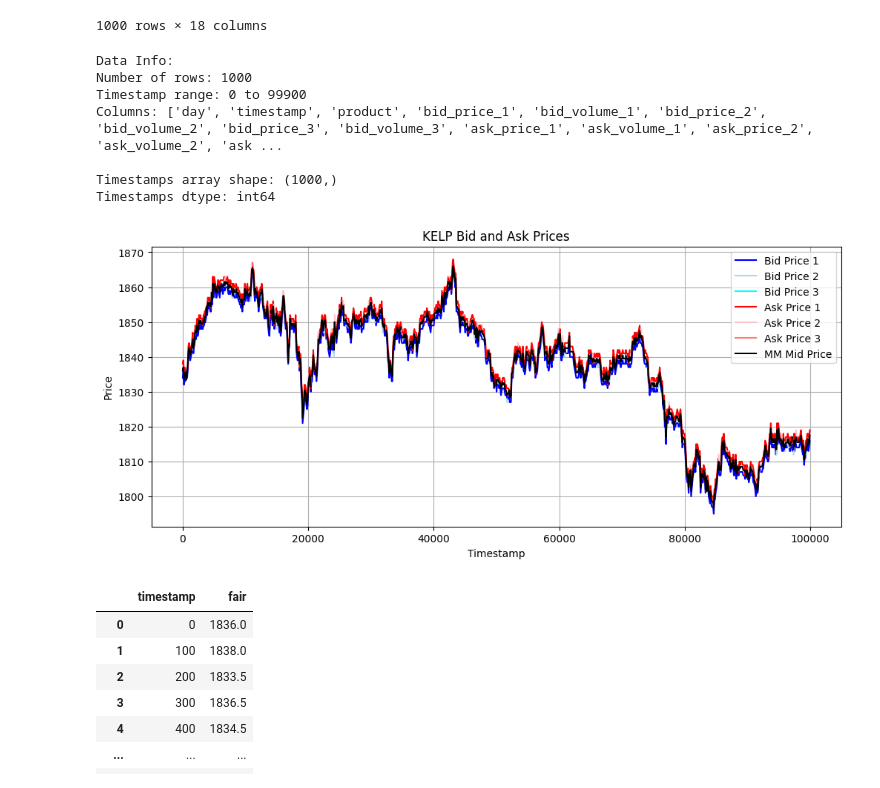
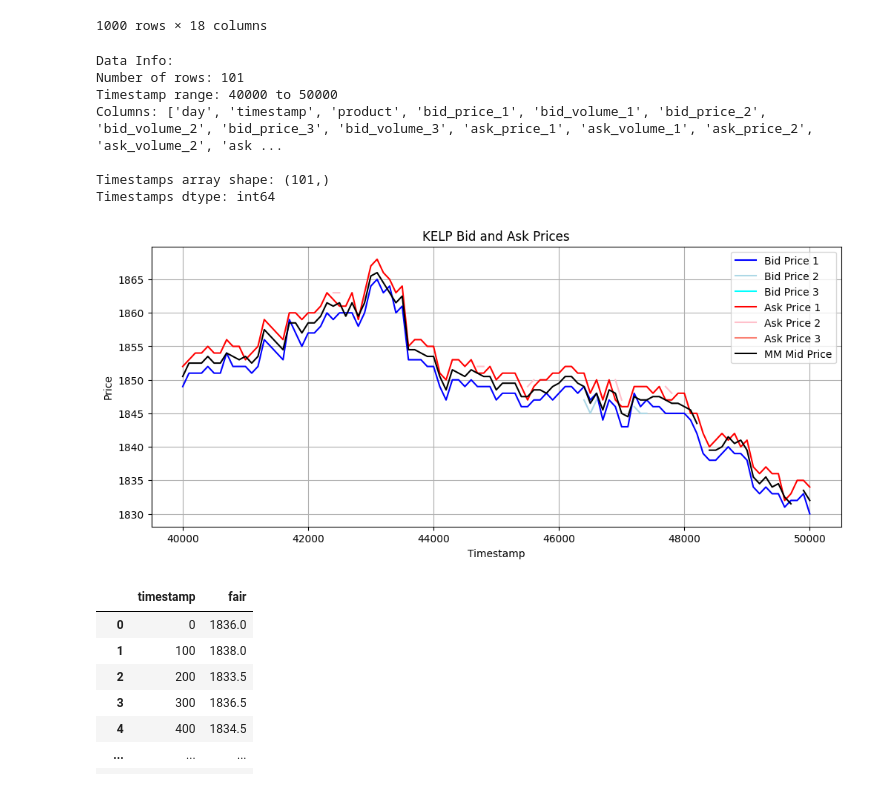
Before and after one commit to luongduong123vn/IMC_prosperity, a Jupyter notebook: round_1/starfruit_linreg_exploration.ipynb, the cells around one changed output. Cells and saved outputs as stored; diff of their text form; code cells hidden in the pictures.

```diff
--- a/round_1/starfruit_linreg_exploration.ipynb
+++ b/round_1/starfruit_linreg_exploration.ipynb
@@ -284,8 +284,8 @@ def filter_by_timestamp(data, start_time, end_time):
     return data[(data['timestamp'] >= start_time) & (data['timestamp'] <= end_time)]
 
 # Initial timestamp range (you can change these values)
-start_time = 0
-end_time = 10000  # Adjust this based on your data's timestamp range
+start_time = 40000
+end_time = 50000  # Adjust this based on your data's timestamp range
 
 # Filter data for the specified timestamp range
 filtered_data = filter_by_timestamp(market_data, start_time, end_time)
@@ -307,37 +307,37 @@ plt.subplots_adjust(bottom=0.25)  # Make room for the sliders
 # Convert timestamps to numpy array
 timestamps = np.array(kelp_data['timestamp'])
 print(f"\nTimestamps array shape: {timestamps.shape}")
 print(f"Timestamps dtype: {timestamps.dtype}")
 
 # Plot bid prices
 bid1_line, = ax.plot(timestamps, kelp_data['bid_price_1'], label='Bid Price 1', color='blue')
 bid2_line, = ax.plot(timestamps, kelp_data['bid_price_2'], label='Bid Price 2', color='lightblue')
 bid3_line, = ax.plot(timestamps, kelp_data['bid_price_3'], label='Bid Price 3', color='cyan')
 
 # Plot ask prices
 ask1_line, = ax.plot(timestamps, kelp_data['ask_price_1'], label='Ask Price 1', color='red')
 ask2_line, = ax.plot(timestamps, kelp_data['ask_price_2'], label='Ask Price 2', color='pink')
 ask3_line, = ax.plot(timestamps, kelp_data['ask_price_3'], label='Ask Price 3', color='salmon')
 mm_mid_line, = ax.plot(timestamps, kelp_data['mm_mid'], label='MM Mid Price', color='black')
 
 # Add labels and title
 plt.xlabel('Timestamp')
 plt.ylabel('Price')
 plt.title('KELP Bid and Ask Prices')
 plt.legend()
 plt.grid(True)
 
 # Show the plot
 plt.show()
 # %% [output]
 Data Info:
-Number of rows: 1000
-Timestamp range: 0 to 99900
+Number of rows: 101
+Timestamp range: 40000 to 50000
 Columns: ['day', 'timestamp', 'product', 'bid_price_1', 'bid_volume_1', 'bid_price_2', 'bid_volume_2', 'bid_price_3', 'bid_volume_3', 'ask_price_1', 'ask_volume_1', 'ask_price_2', 'ask_volume_2', 'ask ...
 
-Timestamps array shape: (1000,)
+Timestamps array shape: (101,)
 Timestamps dtype: int64
-[figure, old version]
+[figure, new version]
 # %%
 starfruit_fair_prices = starfruit_data[['timestamp', 'mm_mid']]
 # %%
```
Also changed, not shown: 6 other files.
